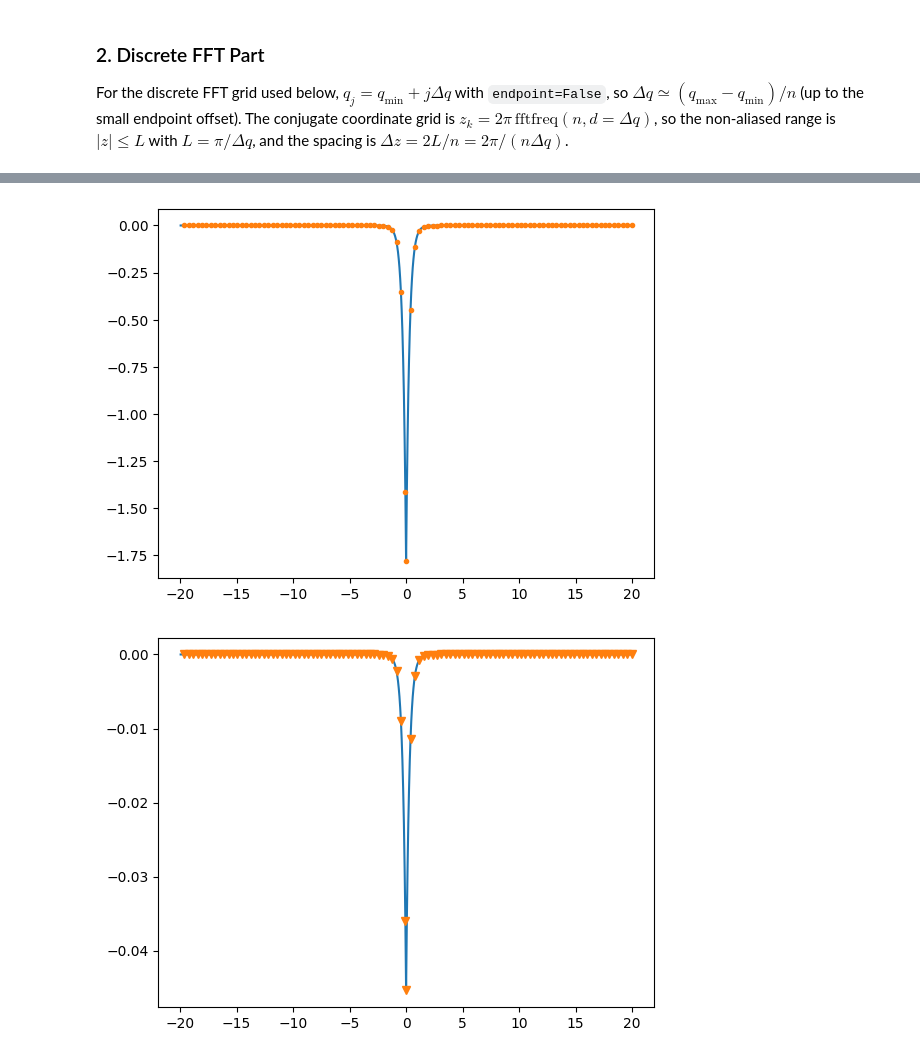
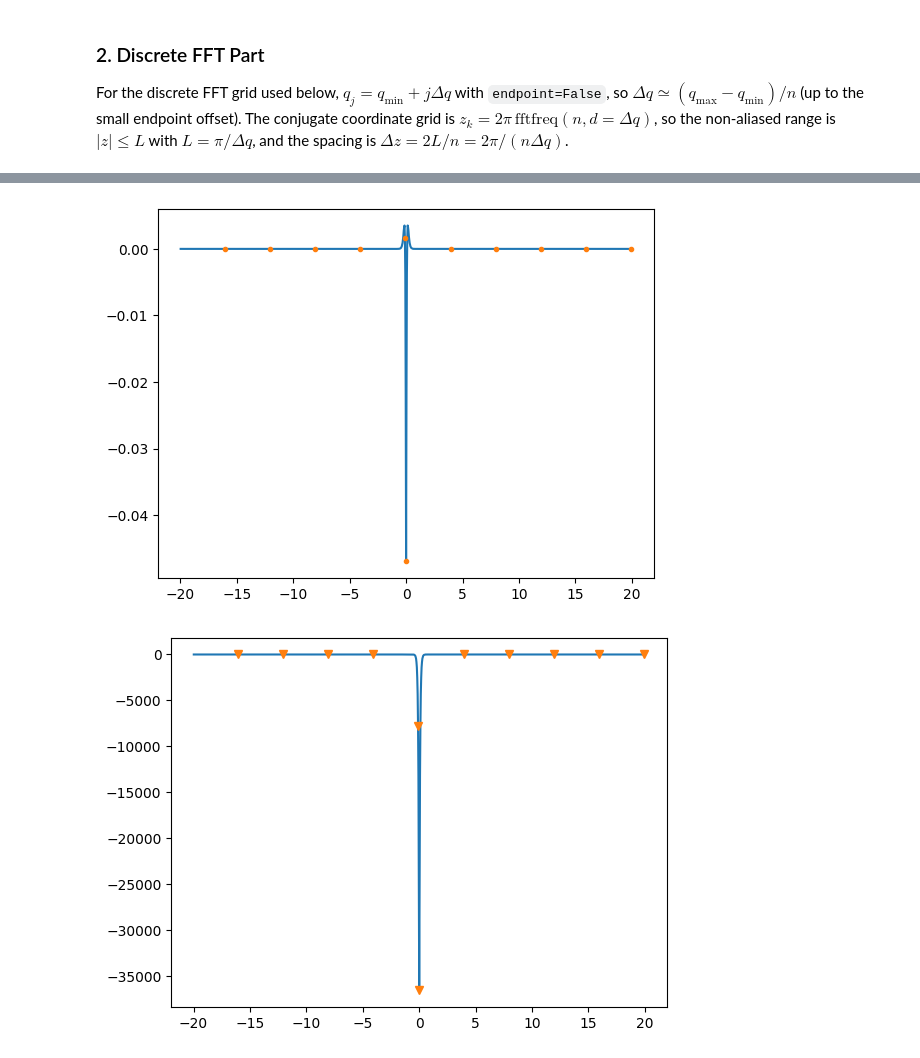
Before and after one commit to ClaudioQTM/2D_array, a Jupyter notebook: src/W_state/W_state_FFT.ipynb, the cells around one changed output, grey strips where cells are left out. Cells and saved outputs as stored; diff of their text form; code cells hidden in the pictures.

```diff
--- a/src/W_state/W_state_FFT.ipynb
+++ b/src/W_state/W_state_FFT.ipynb
@@ -24,8 +24,8 @@ sigma_func_period = create_self_energy_interpolator_numba(
 )
 # r_para = np.array([-74, 30])
 # p_para = np.array([60, 50])
-r_para = np.array([-74,30])
-p_para = np.array([60,50])
+r_para = np.array([0.01,0.01])
+p_para = np.array([0.01,0.02])
 
 E = 2 * (square_lattice.omega_e + collective_lamb_shift)
 #E = 205
@@ -45,22 +45,3 @@ n_points = int(2e6) # number of grid for FFT
 q_min, q_max = q_bounds(E, r_para, Q_para, square_lattice)
 q_grid = np.linspace(q_min + 1e-10, q_max - 1e-10, n_points, endpoint=False)
 dq = q_grid[1] - q_grid[0]
-
-"""
-k_para = np.array([50, 50])
-E = square_lattice.omega_e
-
-kz = np.sqrt(E**2 - np.hypot(k_para[0], k_para[1]) ** 2)
-k = np.concatenate((k_para, np.array([kz])))
-
-print(square_lattice.ge(k))
-print(
-    (
-        -2
-        * square_lattice.a**2
-        * np.imag(sigma_func_period(k_para[0], k_para[1]))
-        * (kz / E)
-    )
-    ** (1 / 2)
-)
-"""
@@ -90,7 +65,7 @@ import matplotlib.pyplot as plt
 
 
 
-q_grid, value_grid = W_k_sp_grid(
+value_grid = W_k_sp_grid(
     r_para,
     p_para,
     E1,
@@ -132,7 +107,7 @@ plot_mask = np.abs(z_grid) <= 20
 plot_z_grid = z_grid[plot_mask]
 plot_value_grid_ifft = value_grid_ifft[plot_mask]
 
-n_intg_sample_point = 100
+n_intg_sample_point = 10
 sample_step = max(1, len(plot_z_grid) // n_intg_sample_point)
 z_sample = plot_z_grid[::sample_step]
 
@@ -175,5 +151,5 @@ plt.show()
-[figure, old version]
+[figure, new version]
-[figure, old version]
+[figure, new version]
 # %%
 mask_tmp = (q_grid <= 100) & (q_grid >= -100)
 plt.plot(q_grid[mask_tmp], np.real(value_grid)[mask_tmp])
```
Also changed, not shown: parts of 8 cells of this notebook, 2 other files.
